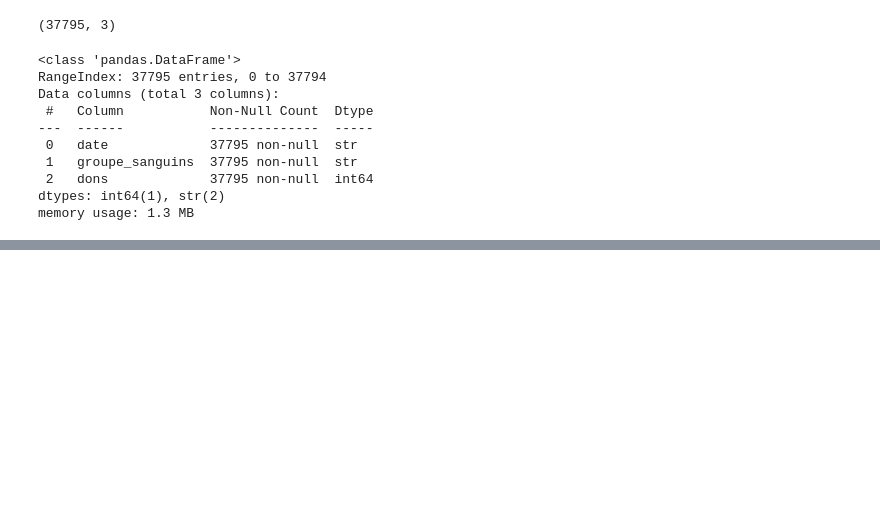
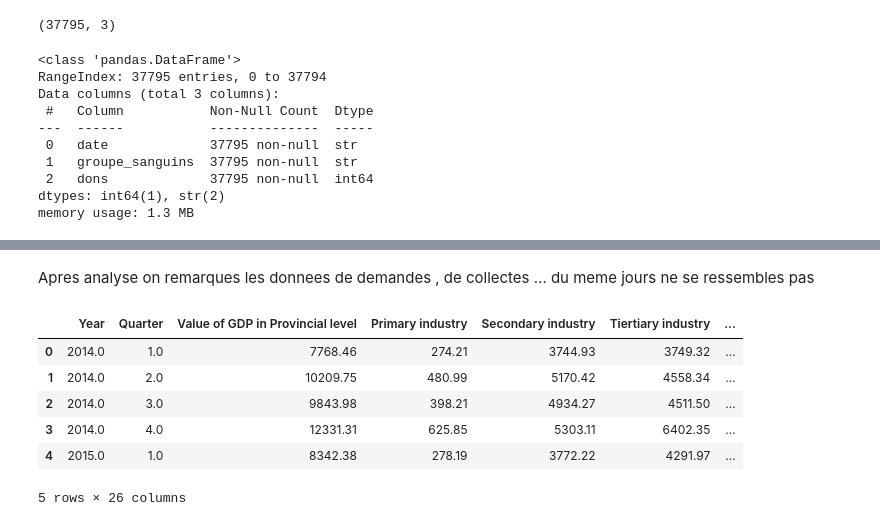
Before and after one commit to SAKPANI/Datasets, a Jupyter notebook: Analyse_dataset.ipynb, the cells around one changed output, grey strips where cells are left out. Drawn from its saved outputs; the diff is of its cells as text; code cells hidden in the pictures; blank space fills up the shorter version.

```diff
--- a/Analyse_dataset.ipynb
+++ b/Analyse_dataset.ipynb
@@ -45,0 +148,13 @@ data_dons.to_csv("data_dons.csv", index = False)
+# %% [markdown]
+Apres analyse on remarques les donnees de demandes , de collectes ... du meme jours ne se ressembles pas
+# %%
+data2 = pd.read_csv("Data_Sheet_2.CSV")
+data2.head()
+# %% [output]
+|  | Year | Quarter | Value of GDP in Provincial level | Primary industry | Secondary industry | Tiertiary industry | ... |
+| 0 | 2014.0 | 1.0 | 7768.46 | 274.21 | 3744.93 | 3749.32 | ... |
+| 1 | 2014.0 | 2.0 | 10209.75 | 480.99 | 5170.42 | 4558.34 | ... |
+| 2 | 2014.0 | 3.0 | 9843.98 | 398.21 | 4934.27 | 4511.50 | ... |
+| 3 | 2014.0 | 4.0 | 12331.31 | 625.85 | 5303.11 | 6402.35 | ... |
+| 4 | 2015.0 | 1.0 | 8342.38 | 278.19 | 3772.22 | 4291.97 | ... |
+5 rows × 26 columns
```
Also changed, not shown: parts of 12 cells of this notebook, 2 other files.
